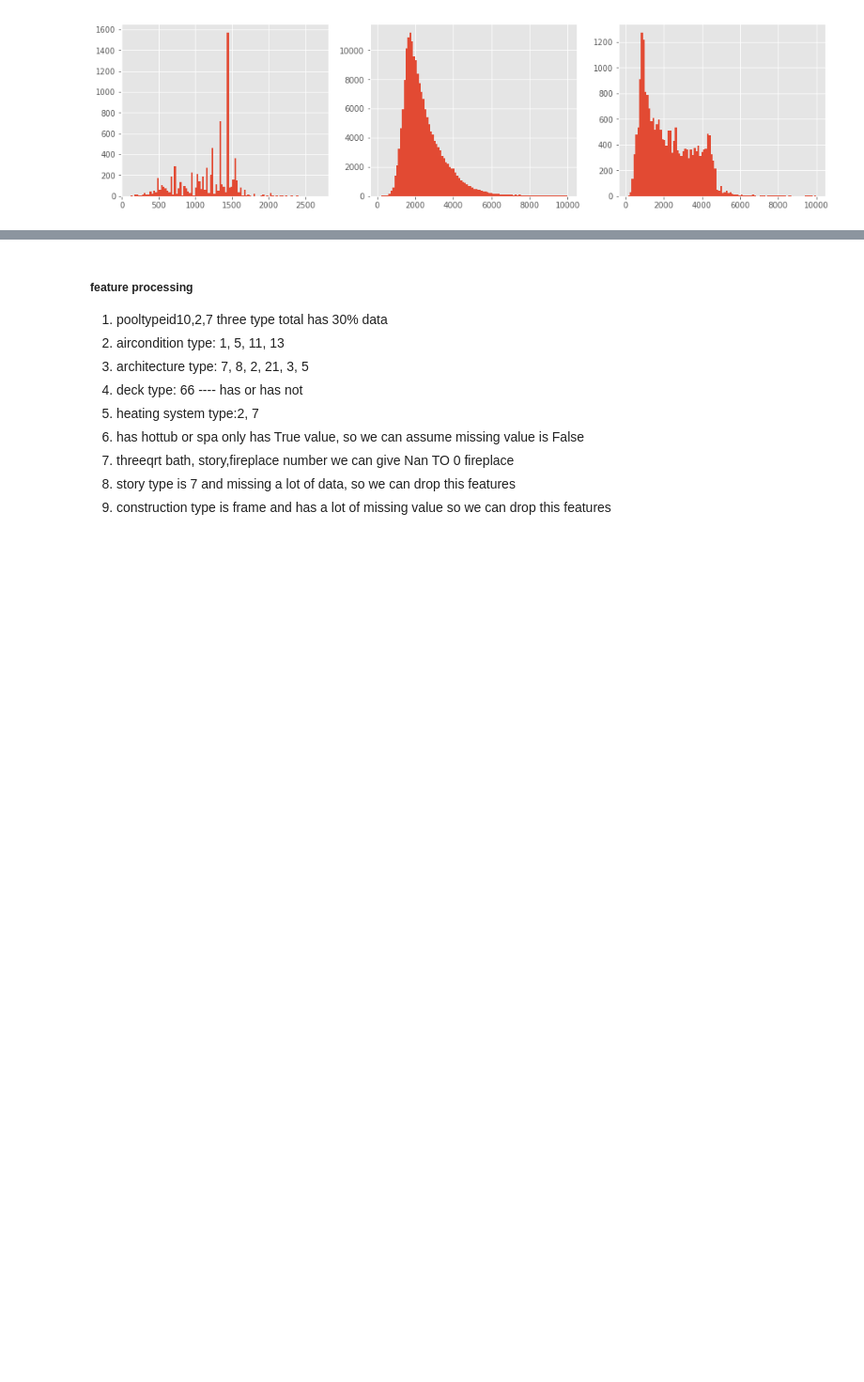
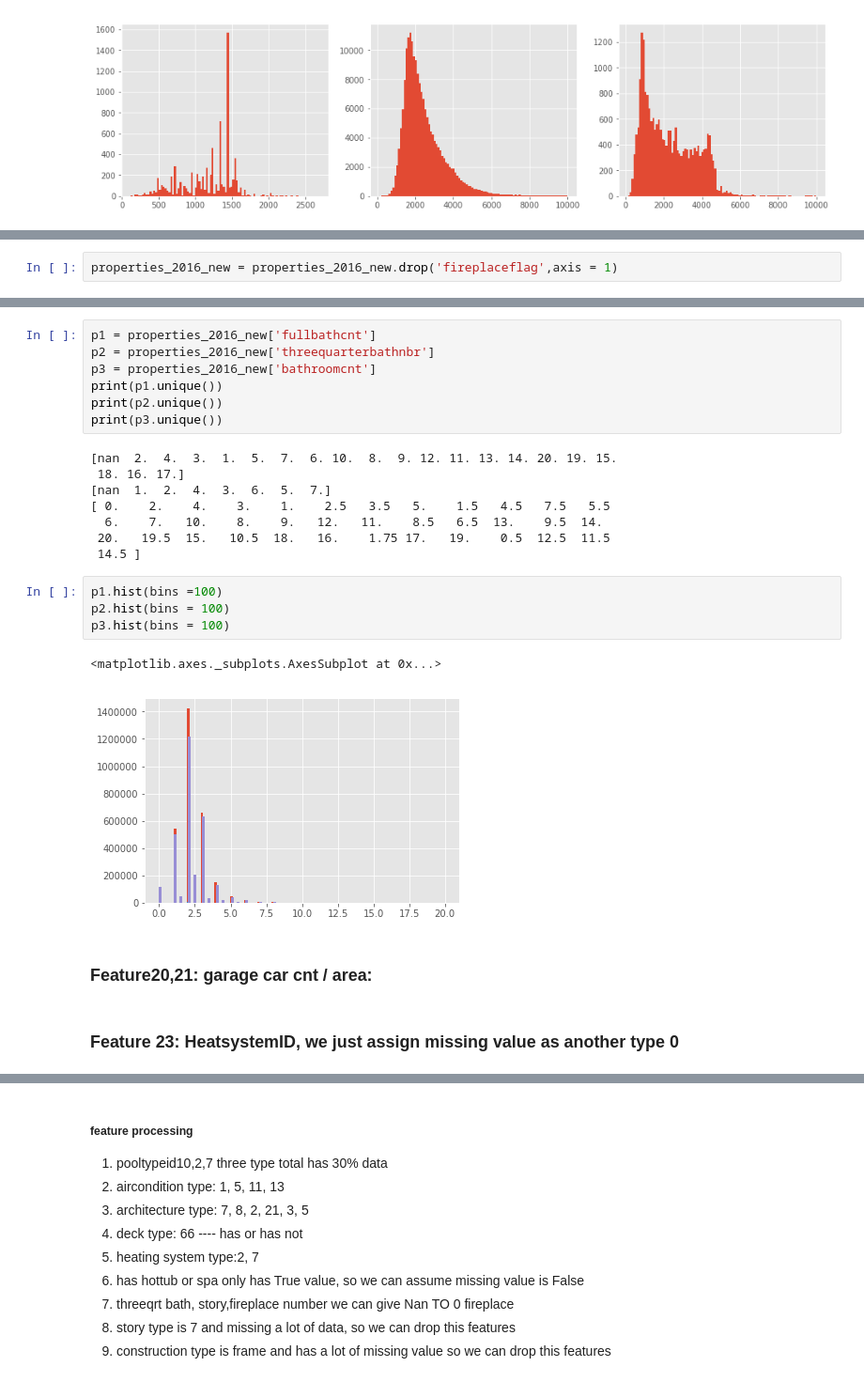
Before and after one commit to ymkim268/inf552-ss18-proj, a Jupyter notebook: Missing data preprocessing.ipynb, the cells around one changed output, grey strips where cells are left out. Shown at 94% size. Saved outputs shown, nothing was run; the diff lists cells and outputs as text; blank space fills up the shorter version.

```diff
--- a/Missing data preprocessing.ipynb
+++ b/Missing data preprocessing.ipynb
@@ -230,0 +348,2 @@ p2[p2<10000].hist(bins = 100, ax = axes[2])
+# %%
+properties_2016_new = properties_2016_new.drop('fireplaceflag',axis = 1)
@@ -230,0 +352,26 @@ p2[p2<10000].hist(bins = 100, ax = axes[2])
+# %%
+p1 = properties_2016_new['fullbathcnt']
+p2 = properties_2016_new['threequarterbathnbr']
+p3 = properties_2016_new['bathroomcnt']
+print(p1.unique())
+print(p2.unique())
+print(p3.unique())
+# %% [output]
+[nan  2.  4.  3.  1.  5.  7.  6. 10.  8.  9. 12. 11. 13. 14. 20. 19. 15.
+ 18. 16. 17.]
+[nan  1.  2.  4.  3.  6.  5.  7.]
+[ 0.    2.    4.    3.    1.    2.5   3.5   5.    1.5   4.5   7.5   5.5
+  6.    7.   10.    8.    9.   12.   11.    8.5   6.5  13.    9.5  14.
+ 20.   19.5  15.   10.5  18.   16.    1.75 17.   19.    0.5  12.5  11.5
+ 14.5 ]
+# %%
+p1.hist(bins =100)
+p2.hist(bins = 100)
+p3.hist(bins = 100)
+# %% [output]
+<matplotlib.axes._subplots.AxesSubplot at 0x...>
+[figure, added]
+# %% [markdown]
+### Feature20,21: garage car cnt / area:
+# %% [markdown]
+### Feature 23: HeatsystemID, we just assign missing value as another type 0
```
Also changed, not shown: parts of 91 cells of this notebook.
